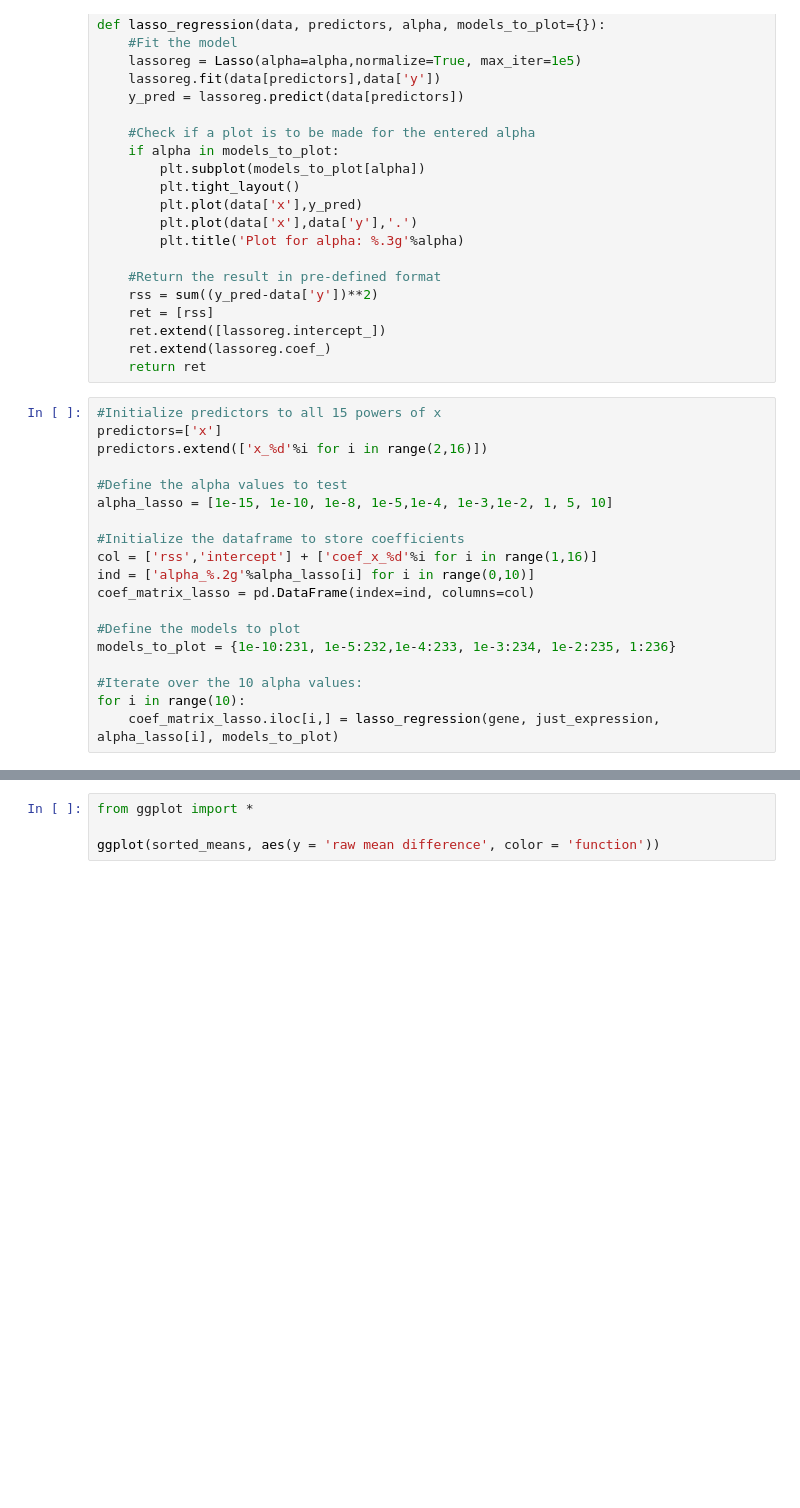
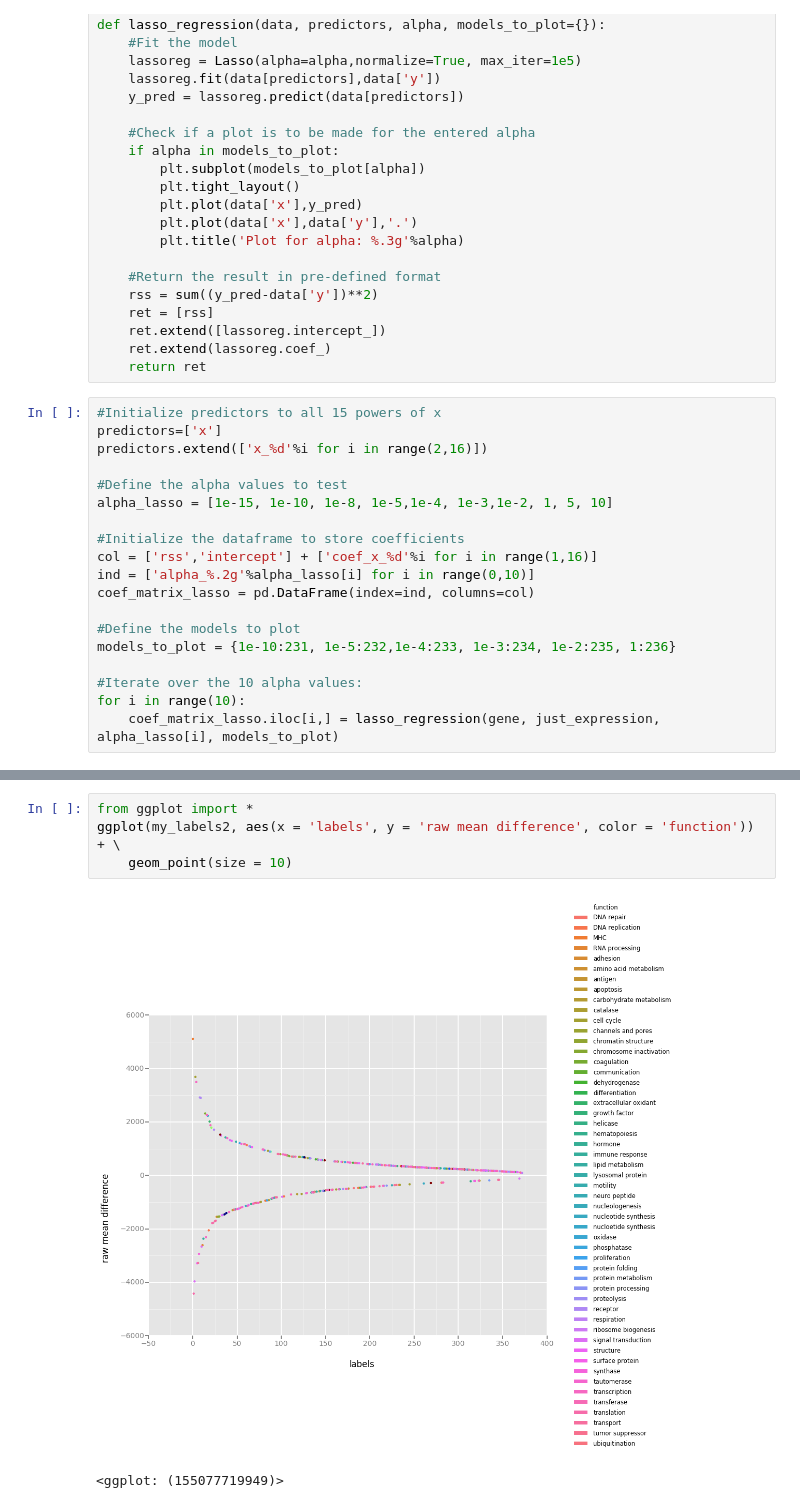
Before and after one commit to UW-Biol419-Wi2017/BRCA1-GENES_PROJECT, a Jupyter notebook: Kianna code.ipynb, the cells around one changed output, grey strips where cells are left out. Cells and saved outputs as stored; diff of their text form; blank space fills up the shorter version.

```diff
--- a/Kianna code.ipynb
+++ b/Kianna code.ipynb
@@ -165,4 +197,7 @@ for i in np.unique(sorted_means.iloc[:,2]):
 # %%
 from ggplot import *
-
-ggplot(sorted_means, aes(y = 'raw mean difference', color = 'function'))
+ggplot(my_labels2, aes(x = 'labels', y = 'raw mean difference', color = 'function')) + \
+    geom_point(size = 10)
+# %% [output]
+[figure, added]
+<ggplot: (155077719949)>
```
Also changed, not shown: parts of 6 cells of this notebook.
